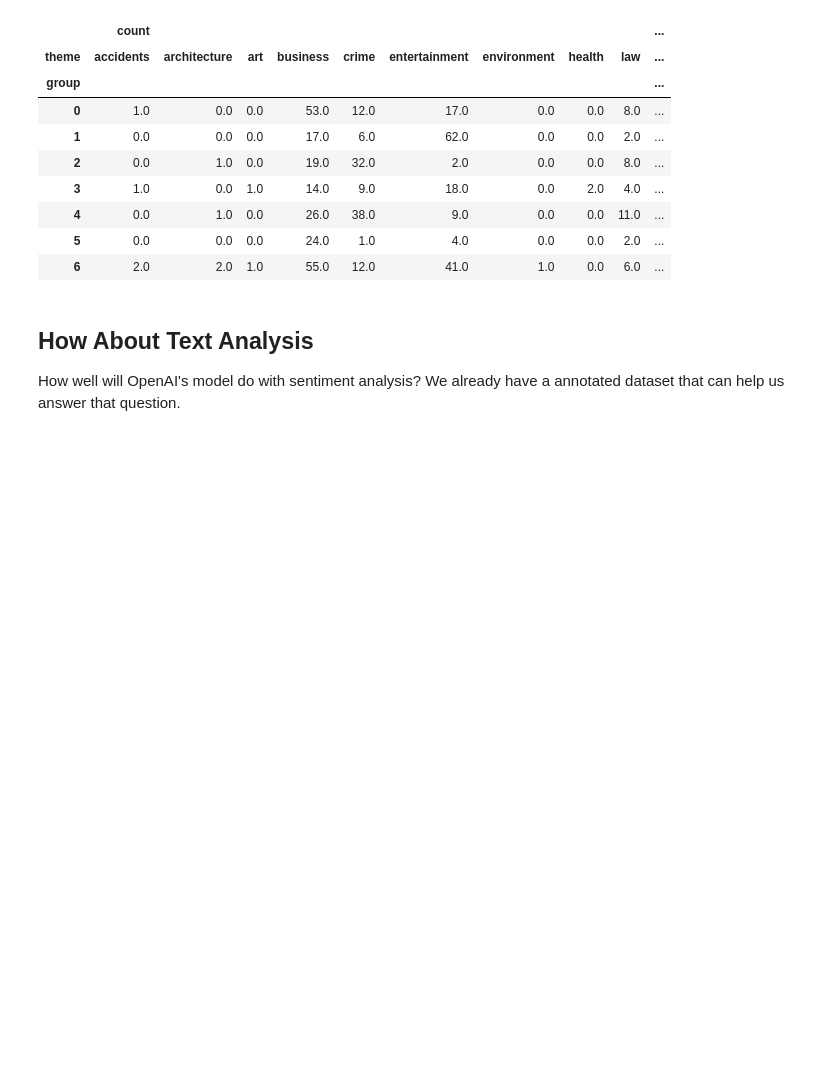
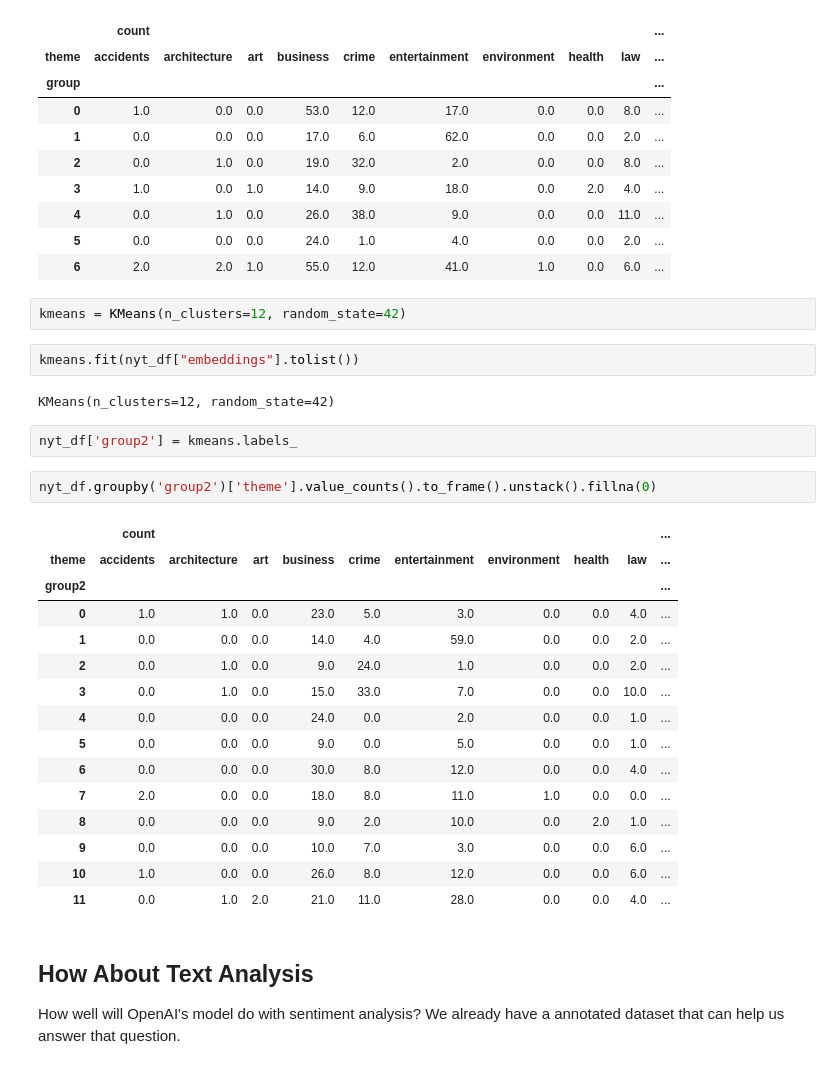
Before and after one commit to jtemplon/cuny-fall-2024, a Jupyter notebook: openai-examples.ipynb, the cells around one changed output. Drawn from its saved outputs; the diff is of its cells as text; blank space fills up the shorter version.

```diff
--- a/openai-examples.ipynb
+++ b/openai-examples.ipynb
@@ -209,6 +221,32 @@ nyt_df.groupby('group')['theme'].value_counts().to_frame().unstack().fillna(0)
 | 4 | 0.0 | 1.0 | 0.0 | 26.0 | 38.0 | 9.0 | 0.0 | 0.0 | 11.0 | ... |
 | 5 | 0.0 | 0.0 | 0.0 | 24.0 | 1.0 | 4.0 | 0.0 | 0.0 | 2.0 | ... |
 | 6 | 2.0 | 2.0 | 1.0 | 55.0 | 12.0 | 41.0 | 1.0 | 0.0 | 6.0 | ... |
+# %%
+kmeans = KMeans(n_clusters=12, random_state=42)
+# %%
+kmeans.fit(nyt_df["embeddings"].tolist())
+# %% [output]
+KMeans(n_clusters=12, random_state=42)
+# %%
+nyt_df['group2'] = kmeans.labels_
+# %%
+nyt_df.groupby('group2')['theme'].value_counts().to_frame().unstack().fillna(0)
+# %% [output]
+|  | count |  |  |  |  |  |  |  |  | ... |
+| theme | accidents | architecture | art | business | crime | entertainment | environment | health | law | ... |
+| group2 |  |  |  |  |  |  |  |  |  | ... |
+| 0 | 1.0 | 1.0 | 0.0 | 23.0 | 5.0 | 3.0 | 0.0 | 0.0 | 4.0 | ... |
+| 1 | 0.0 | 0.0 | 0.0 | 14.0 | 4.0 | 59.0 | 0.0 | 0.0 | 2.0 | ... |
+| 2 | 0.0 | 1.0 | 0.0 | 9.0 | 24.0 | 1.0 | 0.0 | 0.0 | 2.0 | ... |
+| 3 | 0.0 | 1.0 | 0.0 | 15.0 | 33.0 | 7.0 | 0.0 | 0.0 | 10.0 | ... |
+| 4 | 0.0 | 0.0 | 0.0 | 24.0 | 0.0 | 2.0 | 0.0 | 0.0 | 1.0 | ... |
+| 5 | 0.0 | 0.0 | 0.0 | 9.0 | 0.0 | 5.0 | 0.0 | 0.0 | 1.0 | ... |
+| 6 | 0.0 | 0.0 | 0.0 | 30.0 | 8.0 | 12.0 | 0.0 | 0.0 | 4.0 | ... |
+| 7 | 2.0 | 0.0 | 0.0 | 18.0 | 8.0 | 11.0 | 1.0 | 0.0 | 0.0 | ... |
+| 8 | 0.0 | 0.0 | 0.0 | 9.0 | 2.0 | 10.0 | 0.0 | 2.0 | 1.0 | ... |
+| 9 | 0.0 | 0.0 | 0.0 | 10.0 | 7.0 | 3.0 | 0.0 | 0.0 | 6.0 | ... |
+| 10 | 1.0 | 0.0 | 0.0 | 26.0 | 8.0 | 12.0 | 0.0 | 0.0 | 6.0 | ... |
+| 11 | 0.0 | 1.0 | 2.0 | 21.0 | 11.0 | 28.0 | 0.0 | 0.0 | 4.0 | ... |
 # %% [markdown]
 ## How About Text Analysis
 
```
Also changed, not shown: parts of 11 cells of this notebook, 2 other files.
